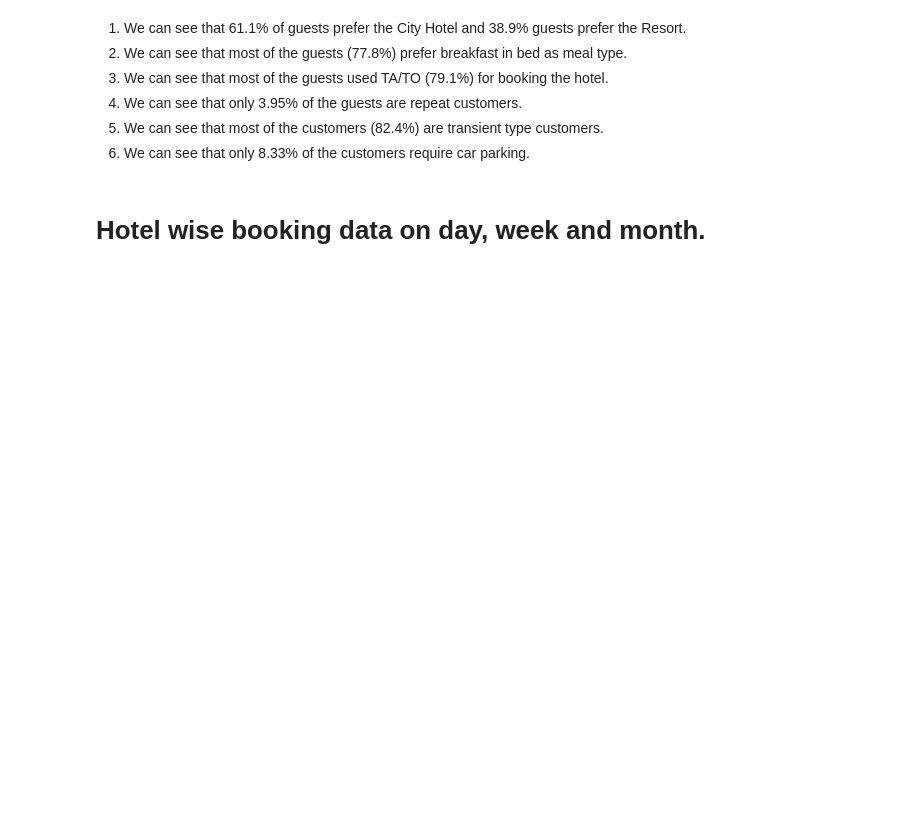
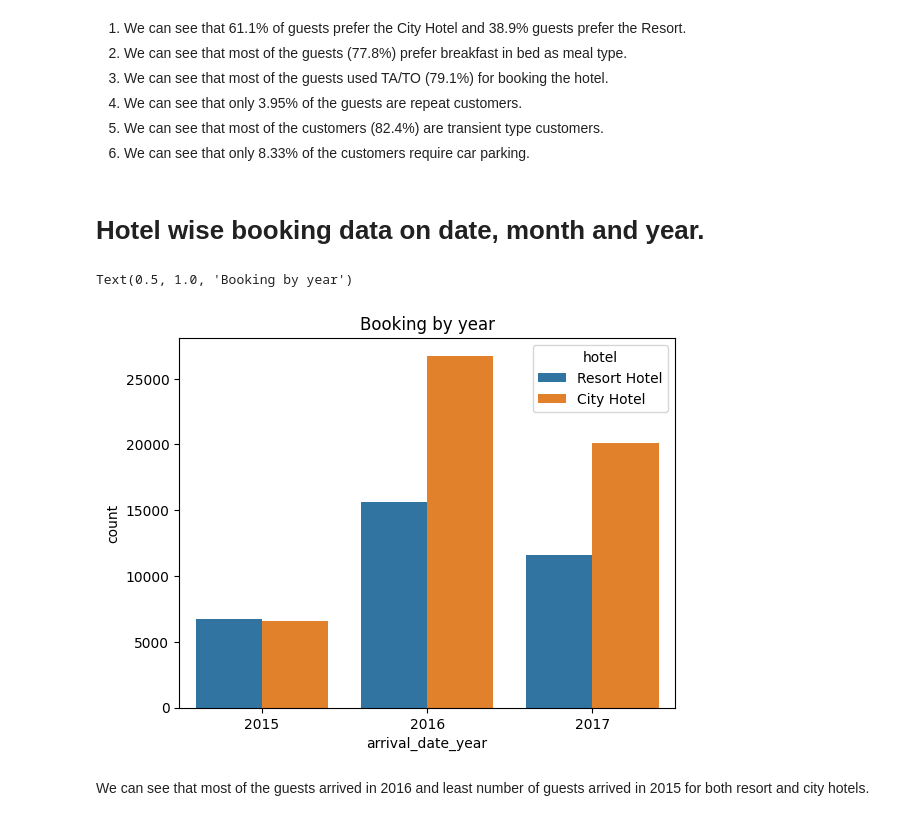
Before and after one commit to vishant750/hotelbookinganalysis, a Jupyter notebook: EDA_Hotel_Analysis.ipynb, the cells around one changed output. Drawn from its saved outputs; the diff is of its cells as text; code cells hidden in the pictures; blank space fills up the shorter version.

```diff
--- a/EDA_Hotel_Analysis.ipynb
+++ b/EDA_Hotel_Analysis.ipynb
@@ -335,4 +335,4 @@ Text(0.5, 1.0, 'Required car parking space')
 5. We can see that most of the customers (82.4%) are transient type customers.
 6. We can see that only 8.33% of the customers require car parking.
 # %% [markdown]
-# Hotel wise booking data on day, week and month.
+# Hotel wise booking data on date, month and year.
@@ -338,0 +343,8 @@ Text(0.5, 1.0, 'Required car parking space')
+# %%
+sns.countplot(x='arrival_date_year',data=hotel_df,hue='hotel')
+plt.title('Booking by year')
+# %% [output]
+Text(0.5, 1.0, 'Booking by year')
+[figure, added]
+# %% [markdown]
+We can see that most of the guests arrived in 2016 and least number of guests arrived in 2015 for both resort and city hotels.
```
Also changed, not shown: parts of 7 cells of this notebook.
